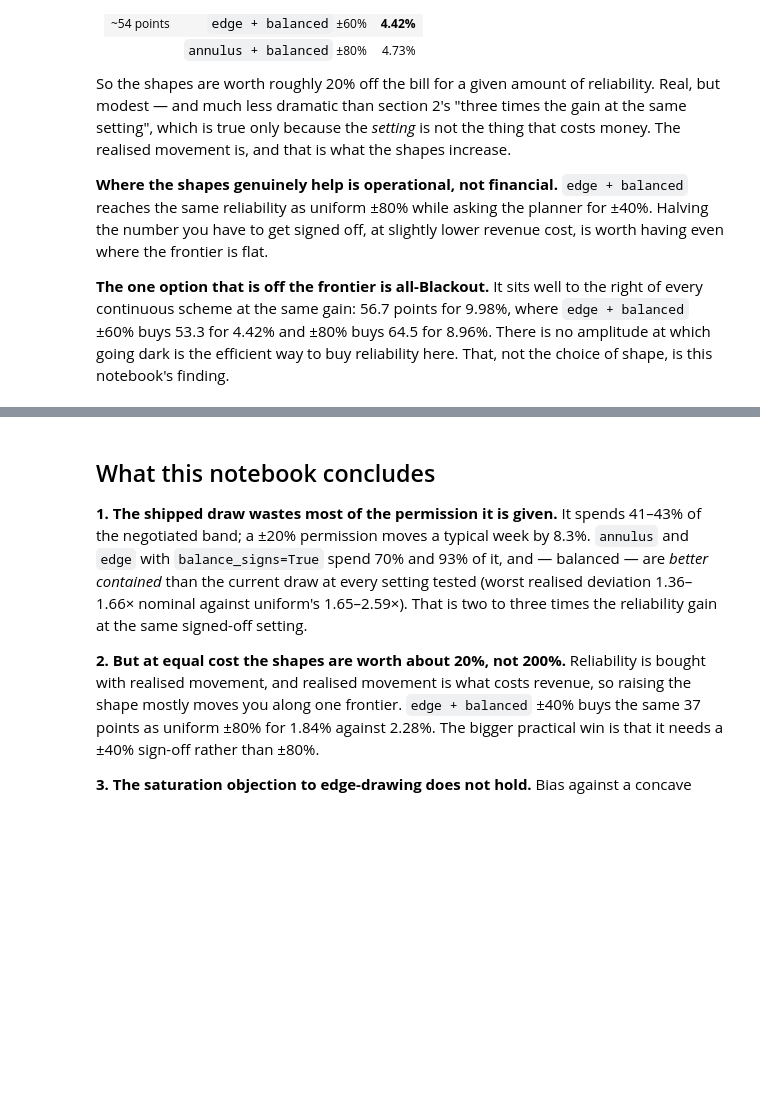
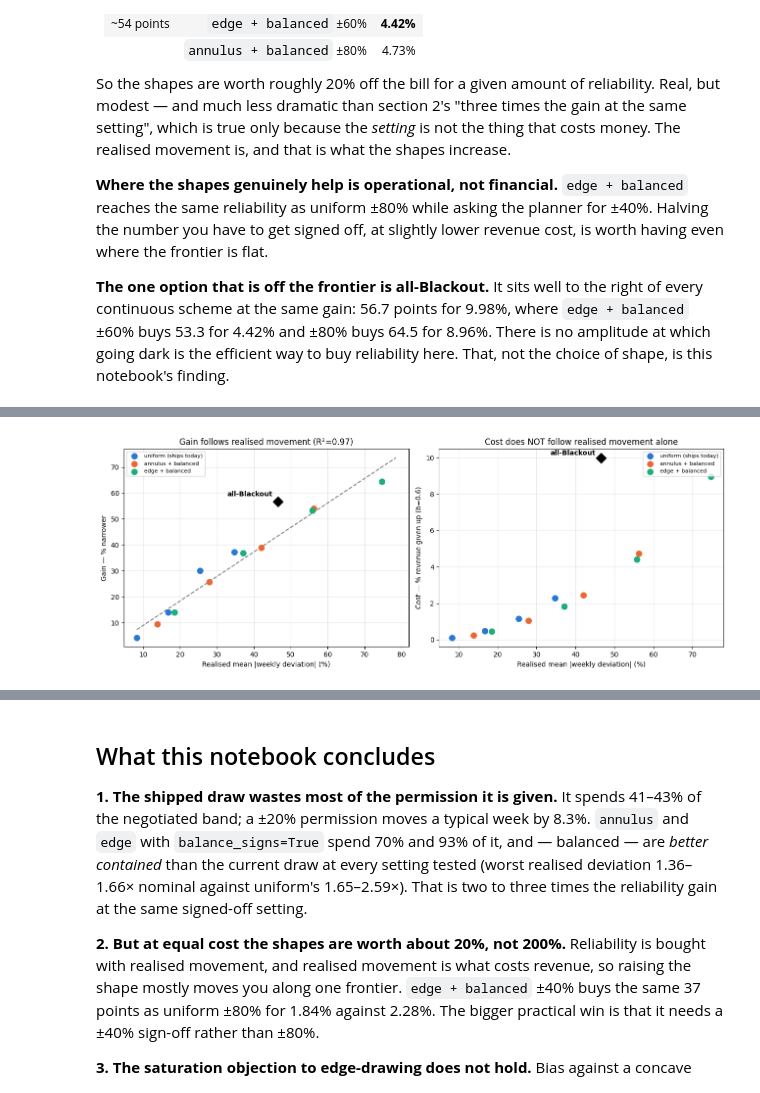
Before and after one commit to raz1470/how_wrong_is_your_mmm, a Jupyter notebook: notebooks/06_phasing_cost.ipynb, the cells around one changed output, grey strips where cells are left out. Saved outputs shown, nothing was run; the diff lists cells and outputs as text; code cells hidden in the pictures; blank space fills up the shorter version.

```diff
--- a/notebooks/06_phasing_cost.ipynb
+++ b/notebooks/06_phasing_cost.ipynb
@@ -473,0 +545,63 @@ So the shapes are worth roughly 20% off the bill for a given amount of reliabili
+# %%
+fig, axes = plt.subplots(1, 2, figsize=(13, 5))
+
+ax = axes[0]
+for shape, balanced, label in GAIN_SCHEMES:
+    sub = movement[movement["scheme"] == label]
+    ax.scatter(
+        sub["realised mean |dev|"],
+        sub["gain (pts)"],
+        s=70,
+        color=colors[label],
+        label=label,
+        zorder=4,
+    )
+grid = np.linspace(x.min(), max(x.max(), bo_movement) * 1.05, 100)
+ax.plot(grid, np.polyval(fit, grid), color="grey", linestyle="--", zorder=2)
+ax.scatter([bo_movement], [bo_gain], marker="D", s=110, color="black", zorder=5)
+ax.annotate(
+    "all-Blackout",
+    (bo_movement, bo_gain),
+    textcoords="offset points",
+    xytext=(-8, 8),
+    ha="right",
+    fontsize=10,
+    fontweight="bold",
+)
+ax.set_xlabel("Realised mean |weekly deviation| (%)")
+ax.set_ylabel("Gain — % narrower")
+ax.set_title(f"Gain follows realised movement (R²={r2:.2f})")
+ax.legend(fontsize=8)
+ax.grid(alpha=0.3)
+
+ax = axes[1]
+for shape, balanced, label in GAIN_SCHEMES:
+    sub = movement[movement["scheme"] == label]
+    ax.scatter(
+        sub["realised mean |dev|"],
+        sub["cost (%)"],
+        s=70,
+        color=colors[label],
+        label=label,
+        zorder=4,
+    )
+ax.scatter([bo_movement], [bo_cost], marker="D", s=110, color="black", zorder=5)
+ax.annotate(
+    "all-Blackout",
+    (bo_movement, bo_cost),
+    textcoords="offset points",
+    xytext=(-8, 4),
+    ha="right",
+    fontsize=10,
+    fontweight="bold",
+)
+ax.set_xlabel("Realised mean |weekly deviation| (%)")
+ax.set_ylabel(f"Cost — % revenue given up (b={B_MAIN})")
+ax.set_title("Cost does NOT follow realised movement alone")
+ax.legend(fontsize=8)
+ax.grid(alpha=0.3)
+
+plt.tight_layout()
+plt.show()
+# %% [output]
+[figure, added]
```
Also changed, not shown: parts of 4 cells of this notebook.
